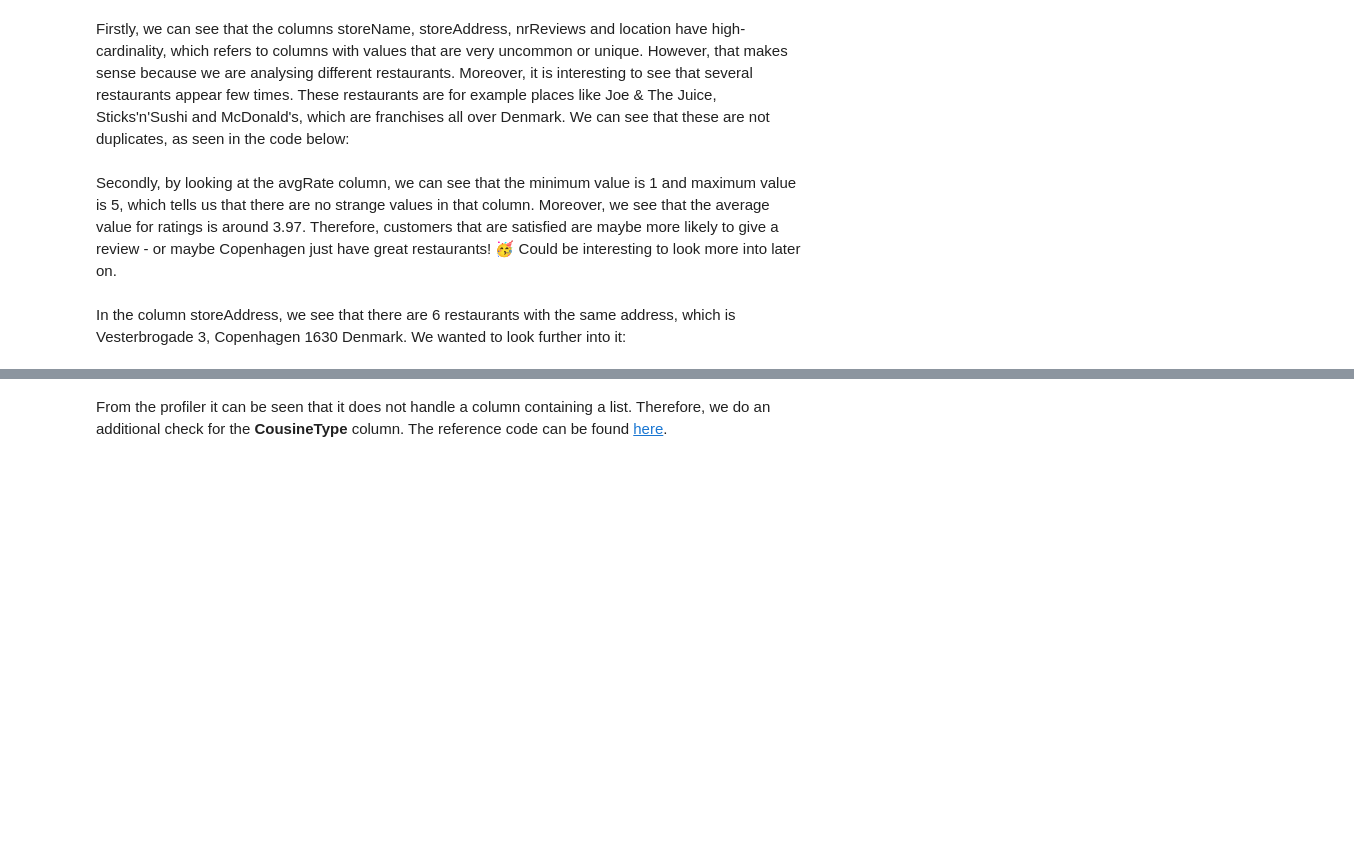
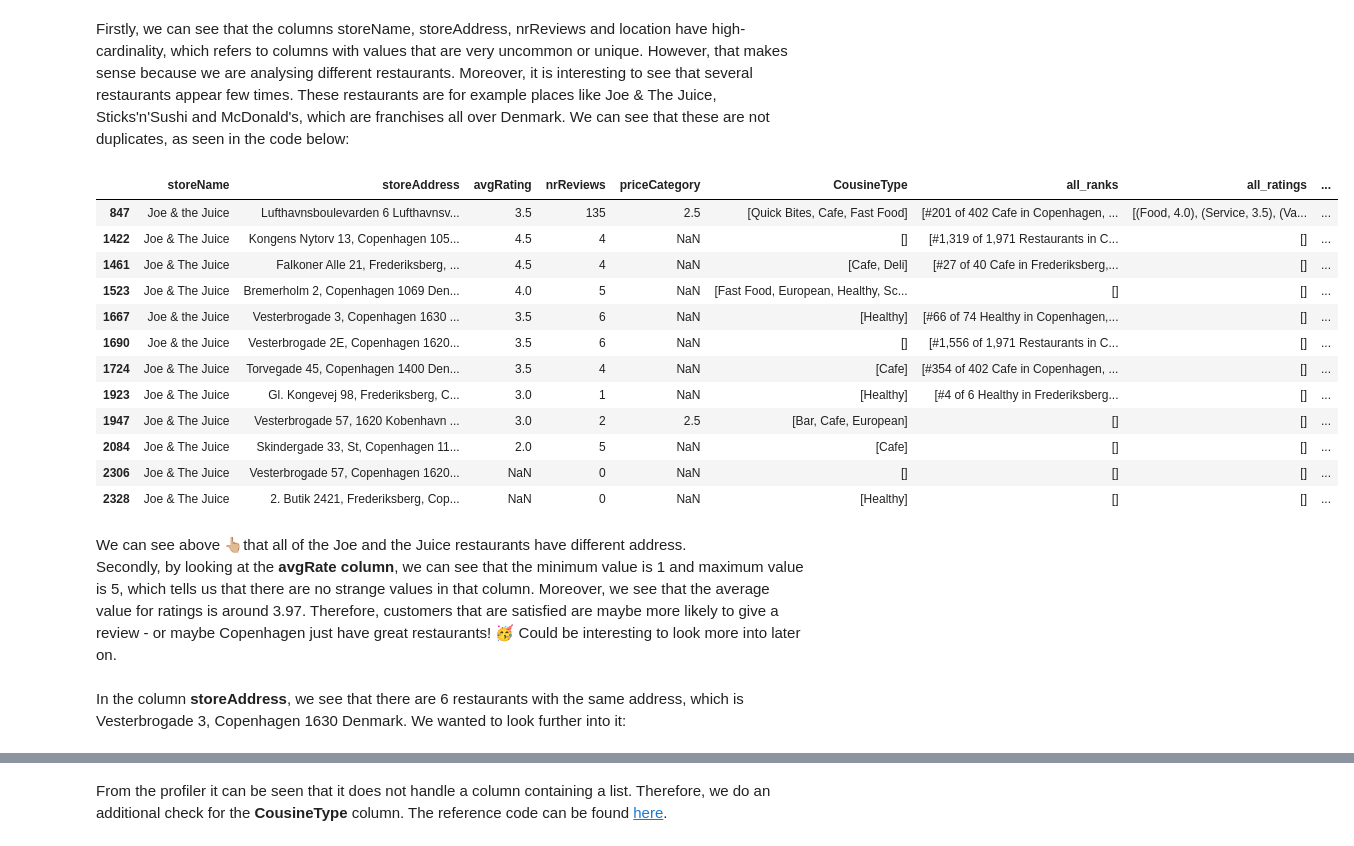
Before and after one commit to hlynurarni/Final_project_s42578_21, a Jupyter notebook: Milestone1.ipynb, the cells around one changed output, grey strips where cells are left out. Drawn from its saved outputs; the diff is of its cells as text; code cells hidden in the pictures; blank space fills up the shorter version.

```diff
--- a/Milestone1.ipynb
+++ b/Milestone1.ipynb
@@ -639,9 +641,24 @@ restaurant_profile.to_notebook_iframe();
 # %% [markdown]
 Firstly, we can see that the columns storeName, storeAddress, nrReviews and location have high-cardinality, which refers to columns with values that are very uncommon or unique. However, that makes sense because we are analysing different restaurants. Moreover, it is interesting to see that several restaurants appear few times. These restaurants are for example places like Joe & The Juice, Sticks'n'Sushi and McDonald's, which are franchises all over Denmark. We can see that these are not duplicates, as seen in the code below:
 # %%
-restaurants.loc[(restaurants['storeName'] == 'Joe & The Juice')&(restaurants['storeName']=='Joe & the Juice')]
+restaurants.loc[(restaurants['storeName'] == 'Joe & The Juice')|(restaurants['storeName']=='Joe & the Juice')]
+# %% [output]
+|  | storeName | storeAddress | avgRating | nrReviews | priceCategory | CousineType | all_ranks | all_ratings | ... |
+| 847 | Joe & the Juice | Lufthavnsboulevarden 6 Lufthavnsv... | 3.5 | 135 | 2.5 | [Quick Bites, Cafe, Fast Food] | [#201 of 402 Cafe in Copenhagen, ... | [(Food, 4.0), (Service, 3.5), (Va... | ... |
+| 1422 | Joe & The Juice | Kongens Nytorv 13, Copenhagen 105... | 4.5 | 4 | NaN | [] | [#1,319 of 1,971 Restaurants in C... | [] | ... |
+| 1461 | Joe & The Juice | Falkoner Alle 21, Frederiksberg, ... | 4.5 | 4 | NaN | [Cafe, Deli] | [#27 of 40 Cafe in Frederiksberg,... | [] | ... |
+| 1523 | Joe & The Juice | Bremerholm 2, Copenhagen 1069 Den... | 4.0 | 5 | NaN | [Fast Food, European, Healthy, Sc... | [] | [] | ... |
+| 1667 | Joe & the Juice | Vesterbrogade 3, Copenhagen 1630 ... | 3.5 | 6 | NaN | [Healthy] | [#66 of 74 Healthy in Copenhagen,... | [] | ... |
+| 1690 | Joe & the Juice | Vesterbrogade 2E, Copenhagen 1620... | 3.5 | 6 | NaN | [] | [#1,556 of 1,971 Restaurants in C... | [] | ... |
+| 1724 | Joe & The Juice | Torvegade 45, Copenhagen 1400 Den... | 3.5 | 4 | NaN | [Cafe] | [#354 of 402 Cafe in Copenhagen, ... | [] | ... |
+| 1923 | Joe & The Juice | Gl. Kongevej 98, Frederiksberg, C... | 3.0 | 1 | NaN | [Healthy] | [#4 of 6 Healthy in Frederiksberg... | [] | ... |
+| 1947 | Joe & The Juice | Vesterbrogade 57, 1620 Kobenhavn ... | 3.0 | 2 | 2.5 | [Bar, Cafe, European] | [] | [] | ... |
+| 2084 | Joe & The Juice | Skindergade 33, St, Copenhagen 11... | 2.0 | 5 | NaN | [Cafe] | [] | [] | ... |
+| 2306 | Joe & The Juice | Vesterbrogade 57, Copenhagen 1620... | NaN | 0 | NaN | [] | [] | [] | ... |
+| 2328 | Joe & The Juice | 2. Butik 2421, Frederiksberg, Cop... | NaN | 0 | NaN | [Healthy] | [] | [] | ... |
 # %% [markdown]
-Secondly, by looking at the avgRate column, we can see that the minimum value is 1 and maximum value is 5, which tells us that there are no strange values in that column. Moreover, we see that the average value for ratings is around 3.97. Therefore, customers that are satisfied are maybe more likely to give a review - or maybe Copenhagen just have great restaurants! 🥳 Could be interesting to look more into later on.
+We can see above 👆🏼that all of the Joe and the Juice restaurants have different address. \
+Secondly, by looking at the **avgRate column**, we can see that the minimum value is 1 and maximum value is 5, which tells us that there are no strange values in that column. Moreover, we see that the average value for ratings is around 3.97. Therefore, customers that are satisfied are maybe more likely to give a review - or maybe Copenhagen just have great restaurants! 🥳 Could be interesting to look more into later on.
 # %% [markdown]
-In the column storeAddress, we see that there are 6 restaurants with the same address, which is Vesterbrogade 3, Copenhagen 1630 Denmark. We wanted to look further into it:
+In the column **storeAddress**, we see that there are 6 restaurants with the same address, which is Vesterbrogade 3, Copenhagen 1630 Denmark. We wanted to look further into it:
 # %%
```
Also changed, not shown: parts of 34 cells of this notebook.
